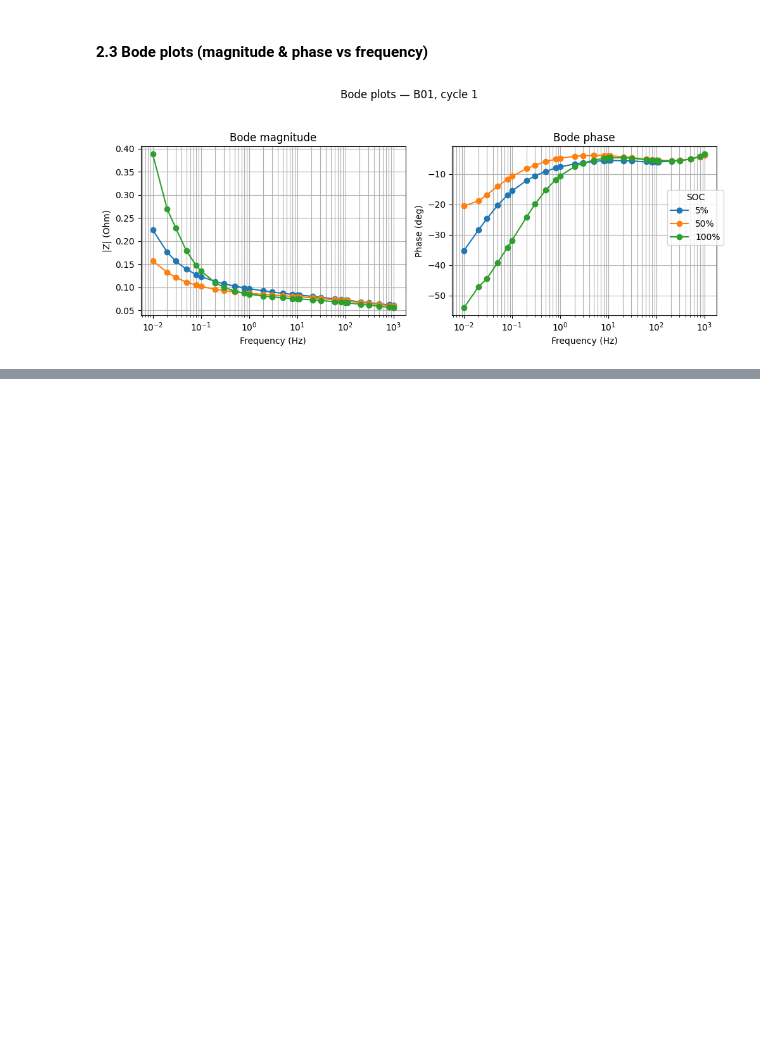
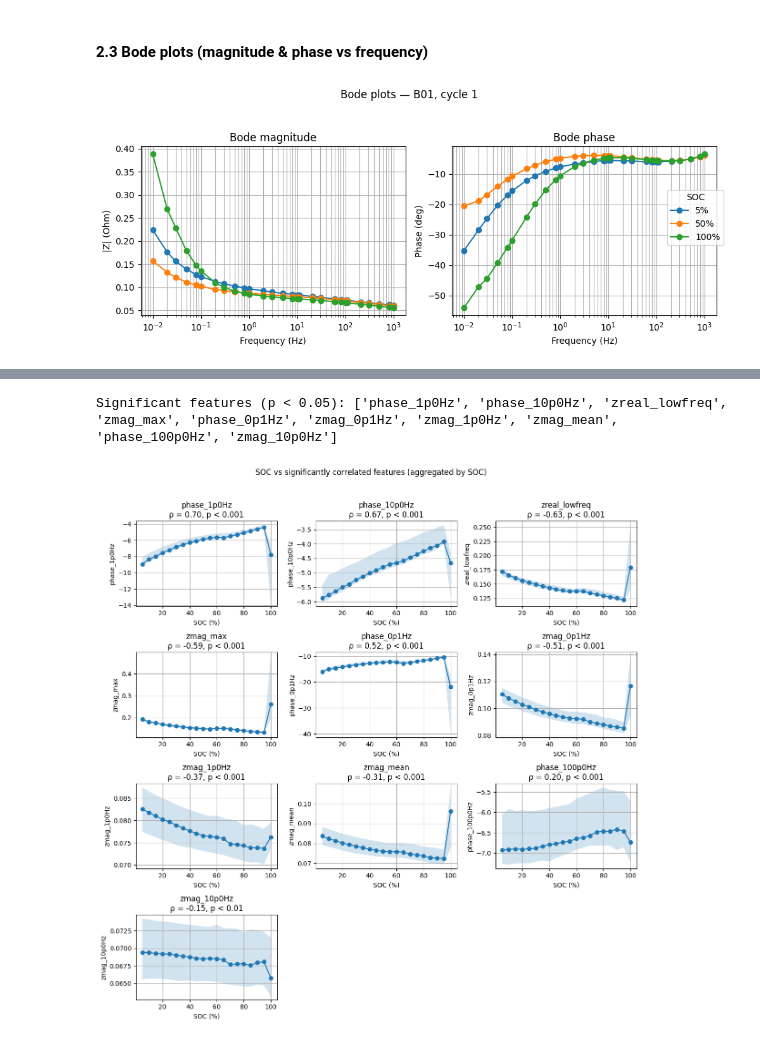
Before and after one commit to ChouaibB/battery-diagnostics-impedance-ml-examples, a Jupyter notebook: notebooks/01_eis_soc_exploration.ipynb, the cells around one changed output, grey strips where cells are left out. Drawn from its saved outputs; the diff is of its cells as text; code cells hidden in the pictures; blank space fills up the shorter version.

```diff
--- a/notebooks/01_eis_soc_exploration.ipynb
+++ b/notebooks/01_eis_soc_exploration.ipynb
@@ -255,0 +425,61 @@ plt.show()
+# %%
+import numpy as np
+import matplotlib.pyplot as plt
+
+# Reuse `corr` and `pvals` from the Spearman step (section 3.4)
+p_soc = pvals.loc["soc"]
+corr_soc = corr.loc["soc"]
+
+# Significant features: p < 0.05, excluding SOC itself
+mask = (p_soc < 0.05) & (p_soc.index != "soc")
+sig_feats = p_soc.index[mask].tolist()
+
+# Sort by |rho| so the strongest ones come first
+sig_feats_sorted = sorted(sig_feats, key=lambda f: abs(corr_soc[f]), reverse=True)
+print("Significant features (p < 0.05):", sig_feats_sorted)
+
+# Precompute SOC order
+soc_levels = sorted(feat_df["soc"].unique())
+
+n = len(sig_feats_sorted)
+ncols = 3
+nrows = int(np.ceil(n / ncols))
+
+fig, axes = plt.subplots(nrows=nrows, ncols=ncols, figsize=(12, 3 * nrows))
+axes = axes.flatten()
+
+for ax, feat in zip(axes, sig_feats_sorted):
+    # group by SOC for this feature
+    grouped = feat_df.groupby("soc")[feat]
+
+    med = grouped.median().reindex(soc_levels)
+    q25 = grouped.quantile(0.25).reindex(soc_levels)
+    q75 = grouped.quantile(0.75).reindex(soc_levels)
+
+    ax.plot(soc_levels, med, marker="o")
+    ax.fill_between(soc_levels, q25, q75, alpha=0.2)
+
+    rho = corr_soc[feat]
+    p = p_soc[feat]
+    if p < 0.001:
+        p_str = "p < 0.001"
+    elif p < 0.01:
+        p_str = "p < 0.01"
+    else:
+        p_str = "p < 0.05"
+
+    ax.set_xlabel("SOC (%)")
+    ax.set_ylabel(feat)
+    ax.set_title(f"{feat}\nρ = {rho:.2f}, {p_str}")
+    ax.grid(True)
+
+# Hide unused axes
+for ax in axes[len(sig_feats_sorted):]:
+    ax.set_visible(False)
+
+fig.suptitle("SOC vs significantly correlated features (aggregated by SOC)", y=1.02)
+plt.tight_layout()
+plt.show()
+# %% [output]
+Significant features (p < 0.05): ['phase_1p0Hz', 'phase_10p0Hz', 'zreal_lowfreq', 'zmag_max', 'phase_0p1Hz', 'zmag_0p1Hz', 'zmag_1p0Hz', 'zmag_mean', 'phase_100p0Hz', 'zmag_10p0Hz']
+[figure, added]
```
Also changed, not shown: parts of 10 cells of this notebook.
